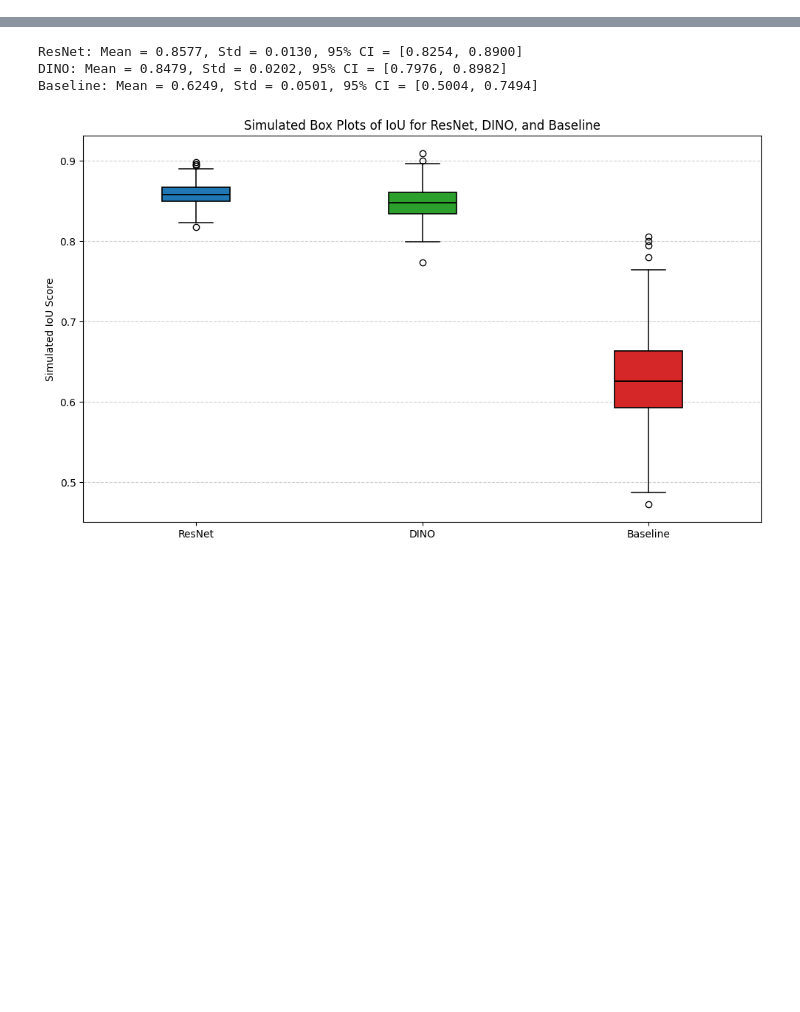
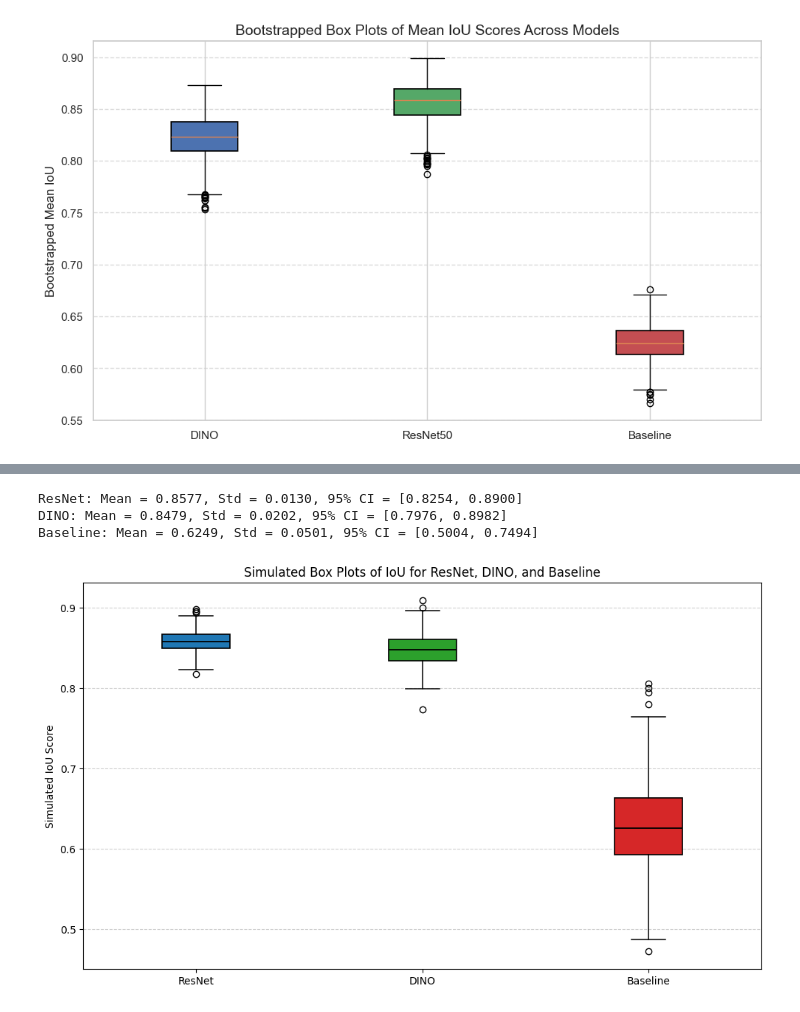
Before and after one commit to Alfred-Aqraou/nk-cell-segmentation, a Jupyter notebook: stats_test.ipynb, the cells around one changed output, grey strips where cells are left out. Saved outputs shown, nothing was run; the diff lists cells and outputs as text; code cells hidden in the pictures; blank space fills up the shorter version.

```diff
--- a/stats_test.ipynb
+++ b/stats_test.ipynb
@@ -8,3 +46,61 @@ import os
+# %%
+import numpy as np
+import matplotlib.pyplot as plt
+import seaborn as sns
+import os
+
+# Set seed for reproducibility
+np.random.seed(42)
+
+# Paths for each fold
+
+paths = {
+    "DINO": [f"exports/dino/dino_np/dino_fdnzv5c2_e399_per_image_iou_fold{fold}.npy" for fold in range(1, 6)],
+    "ResNet50": [f"exports/unet/resnet_np/resnet50_per_image_iou_fold{fold}.npy" for fold in range(1, 6)],
+    "Baseline": [f"exports/baseline/baseline_np/per_image_iou_fold{fold}_baseline.npy" for fold in range(1, 6)]
+}
+
+# Load all IoU scores
+iou_data = {model: [] for model in paths}
+for model, model_paths in paths.items():
+    for path in model_paths:
+        ious = np.load(path)
+        iou_data[model].extend(ious)
+
+# Bootstrap the mean IoU scores
+bootstrapped_means = {model: [] for model in iou_data}
+n_iterations = 1000
+sample_size = len(iou_data["DINO"]) // 5  # Average per fold
+
+
+
+for model, scores in iou_data.items():
+    scores = np.array(scores)
+    for _ in range(n_iterations):
+        sample = np.random.choice(scores, size=sample_size, replace=True)
+        bootstrapped_means[model].append(np.mean(sample))
+
+# Create boxplot
+colors = ['#4C72B0', '#55A868', '#C44E52']  # blue, green, red
+plt.figure(figsize=(10, 6))
+box = plt.boxplot(bootstrapped_means.values(), labels=bootstrapped_means.keys(), patch_artist=True)
+
+# Set custom colors
+for patch, color in zip(box['boxes'], colors):
+    patch.set_facecolor(color)
+    patch.set_edgecolor('black')
+    patch.set_linewidth(1.2)
+
+# Style adjustments
+plt.ylabel("Bootstrapped Mean IoU", fontsize=12)
+plt.title("Bootstrapped Box Plots of Mean IoU Scores Across Models", fontsize=14)
+plt.xticks(fontsize=11)
+plt.yticks(fontsize=11)
+plt.grid(axis='y', linestyle='--', alpha=0.7)
+plt.tight_layout()
+plt.show()
+# %% [output]
+[figure, added]
 # %%
 
 # Paths for each model's fold files
```
Also changed, not shown: parts of 6 cells of this notebook, 15 other files.
